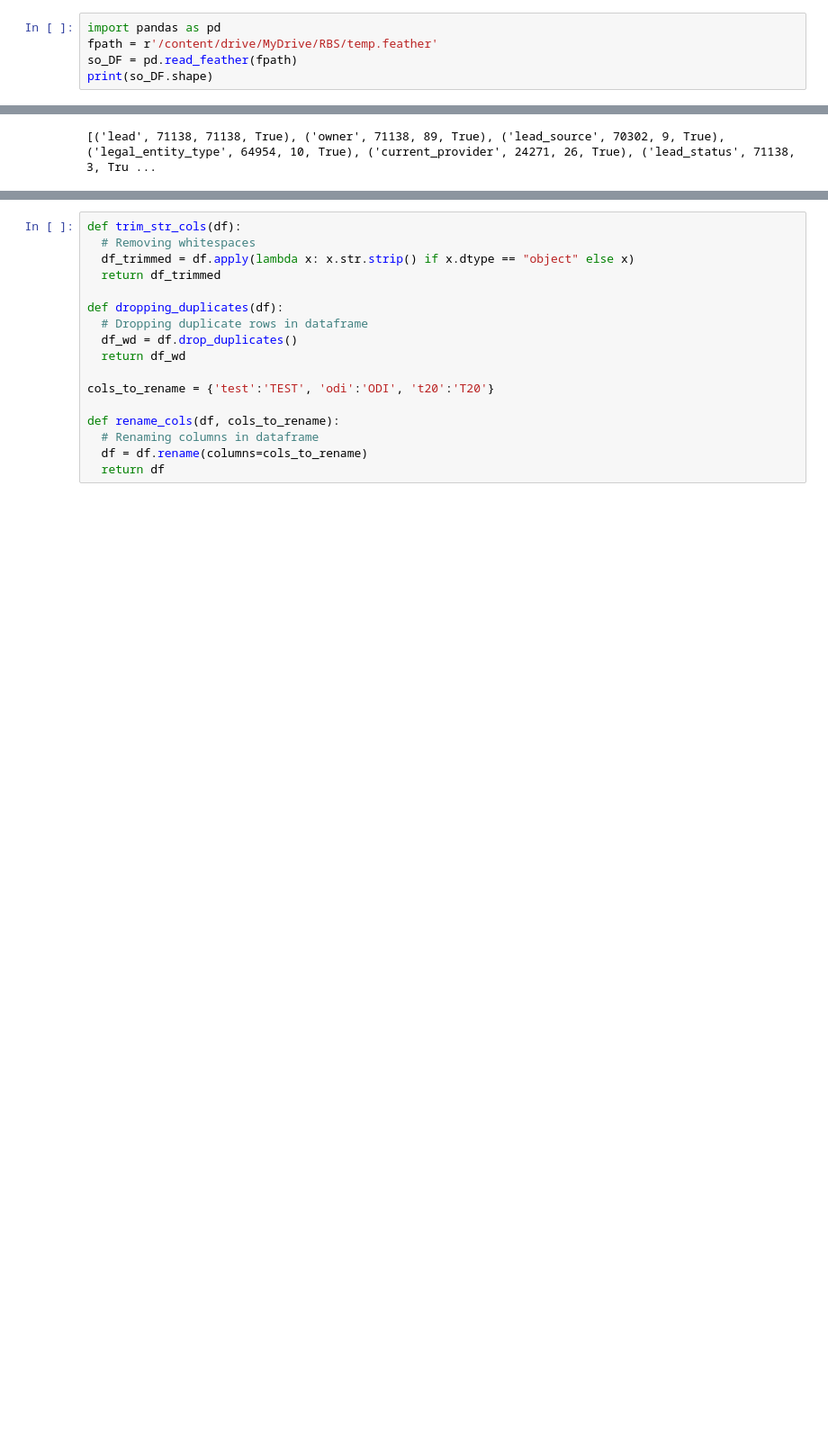
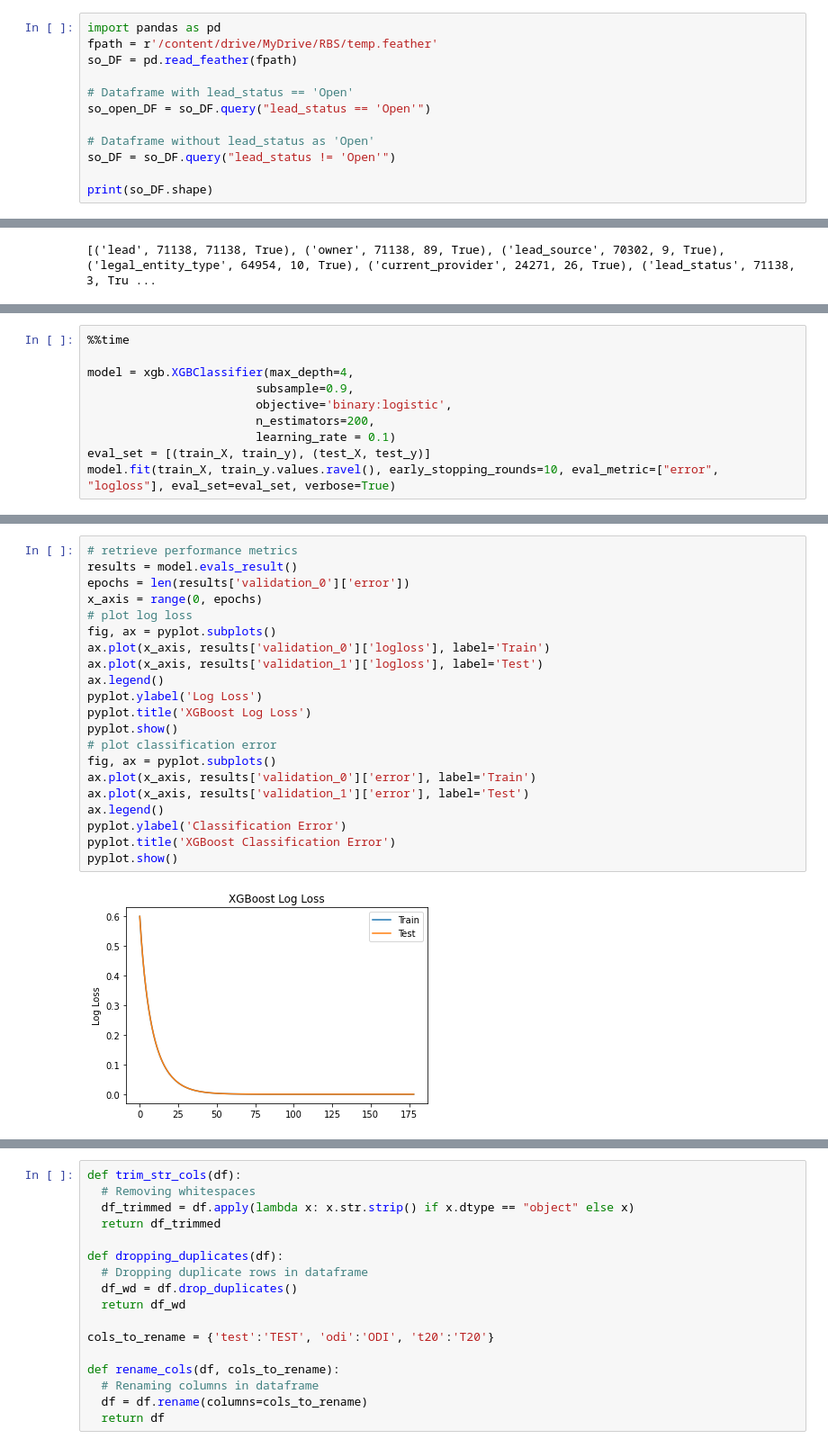
Before and after one commit to vaishnav711/sopt, a Jupyter notebook: RBS.ipynb, the cells around one changed output, grey strips where cells are left out. Shown: that part at 90% size. Drawn from its saved outputs; the diff is of its cells as text; blank space fills up the shorter version.

```diff
--- a/RBS.ipynb
+++ b/RBS.ipynb
@@ -10,5 +20,12 @@ Drive already mounted at /content/drive; to attempt to forcibly remount, call dr
 import pandas as pd
 fpath = r'/content/drive/MyDrive/RBS/temp.feather'
 so_DF = pd.read_feather(fpath)
+
+# Dataframe with lead_status == 'Open'
+so_open_DF = so_DF.query("lead_status == 'Open'")
+
+# Dataframe without lead_status as 'Open'
+so_DF = so_DF.query("lead_status != 'Open'")
+
 print(so_DF.shape)
 # %% [output]
@@ -186,0 +152,10 @@ pip install category_encoders
+# %%
+%%time
+
+model = xgb.XGBClassifier(max_depth=4,
+                        subsample=0.9,
+                        objective='binary:logistic',
+                        n_estimators=200,
+                        learning_rate = 0.1)
+eval_set = [(train_X, train_y), (test_X, test_y)]
+model.fit(train_X, train_y.values.ravel(), early_stopping_rounds=10, eval_metric=["error", "logloss"], eval_set=eval_set, verbose=True)
@@ -186,0 +195,23 @@ pip install category_encoders
+# %%
+# retrieve performance metrics
+results = model.evals_result()
+epochs = len(results['validation_0']['error'])
+x_axis = range(0, epochs)
+# plot log loss
+fig, ax = pyplot.subplots()
+ax.plot(x_axis, results['validation_0']['logloss'], label='Train')
+ax.plot(x_axis, results['validation_1']['logloss'], label='Test')
+ax.legend()
+pyplot.ylabel('Log Loss')
+pyplot.title('XGBoost Log Loss')
+pyplot.show()
+# plot classification error
+fig, ax = pyplot.subplots()
+ax.plot(x_axis, results['validation_0']['error'], label='Train')
+ax.plot(x_axis, results['validation_1']['error'], label='Test')
+ax.legend()
+pyplot.ylabel('Classification Error')
+pyplot.title('XGBoost Classification Error')
+pyplot.show()
+# %% [output]
+[figure, added]
```
Also changed, not shown: parts of 20 cells of this notebook.
